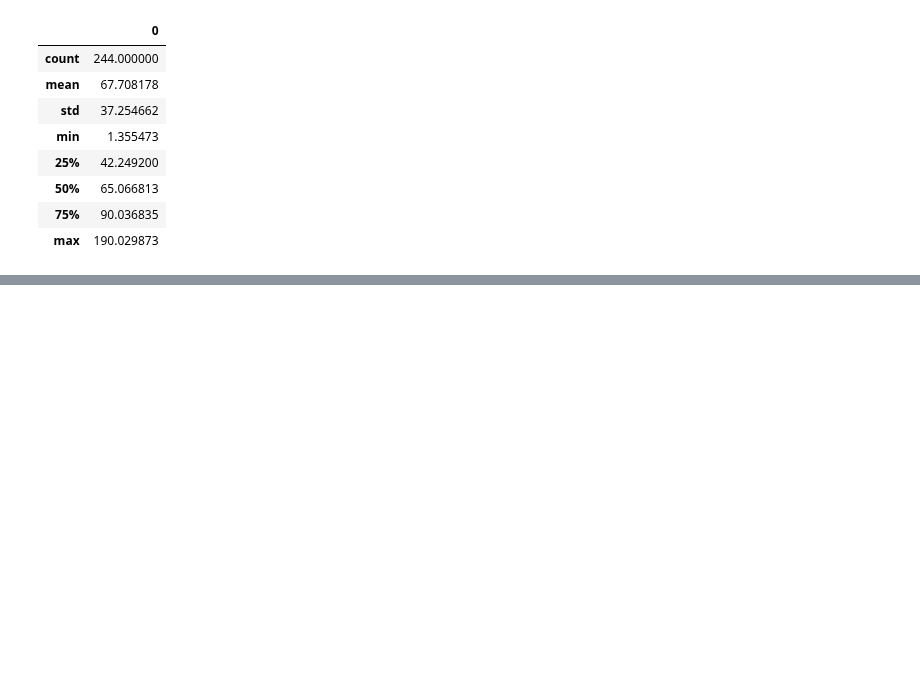
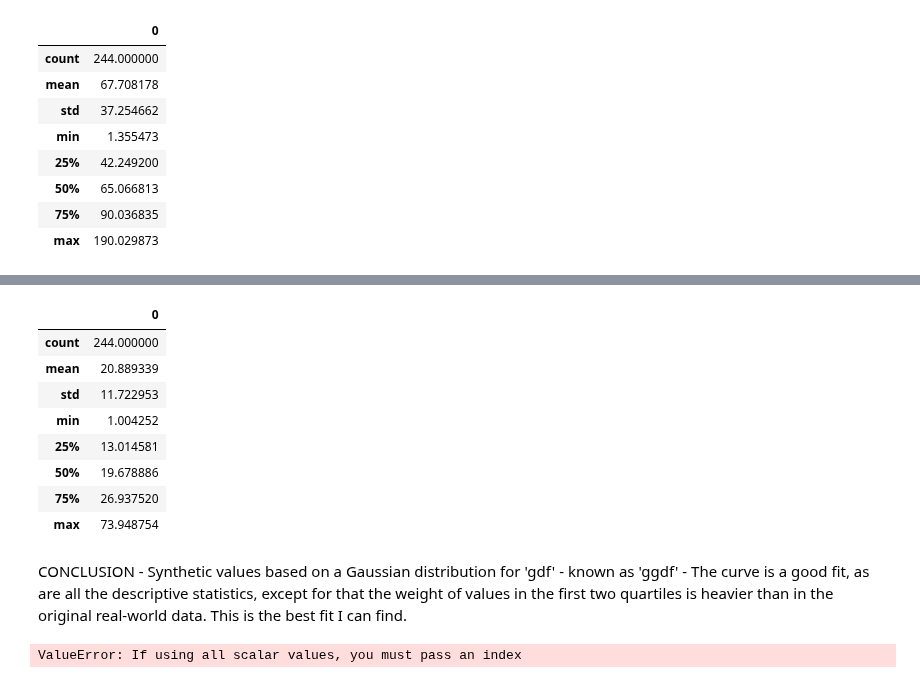
Before and after one commit to Aqua5lad/PDA-Dec-Project, a Jupyter notebook: PDA Project Dec 2018.ipynb, the cells around one changed output, grey strips where cells are left out. Saved outputs shown, nothing was run; the diff lists cells and outputs as text; code cells hidden in the pictures; blank space fills up the shorter version.

```diff
--- a/PDA Project Dec 2018.ipynb
+++ b/PDA Project Dec 2018.ipynb
@@ -741,0 +775,22 @@ CONCLUSION: While the curve doesn't appear quite as a good a fit as with 'lrain'
+# %%
+# convert the data array to a dataframe and see the stats:
+ggdf = pd.DataFrame(np.array(ggdf))
+ggdf.describe()
+# %% [output]
+|  | 0 |
+| count | 244.000000 |
+| mean | 20.889339 |
+| std | 11.722953 |
+| min | 1.004252 |
+| 25% | 13.014581 |
+| 50% | 19.678886 |
+| 75% | 26.937520 |
+| max | 73.948754 |
+# %% [markdown]
+CONCLUSION - Synthetic values based on a Gaussian distribution for 'gdf' - known as 'ggdf' - The curve is a good fit, as are all the descriptive statistics, except for that the weight of values in the first two quartiles is heavier than in the original real-world data. This is the best fit I can find.
+# %%
+# (mu, sigma, size), Ints.   pd.DataFrame({'x':x, 'y':y})
+# using the mean & standard deviation of the actual data in the original 'real world' sample.
+dfsyn1 = pd.DataFrame({'ggdf':ggdf, 'grain':grain})
+# %% [output]
+ValueError: If using all scalar values, you must pass an index
```
Also changed, not shown: parts of 9 cells of this notebook.
